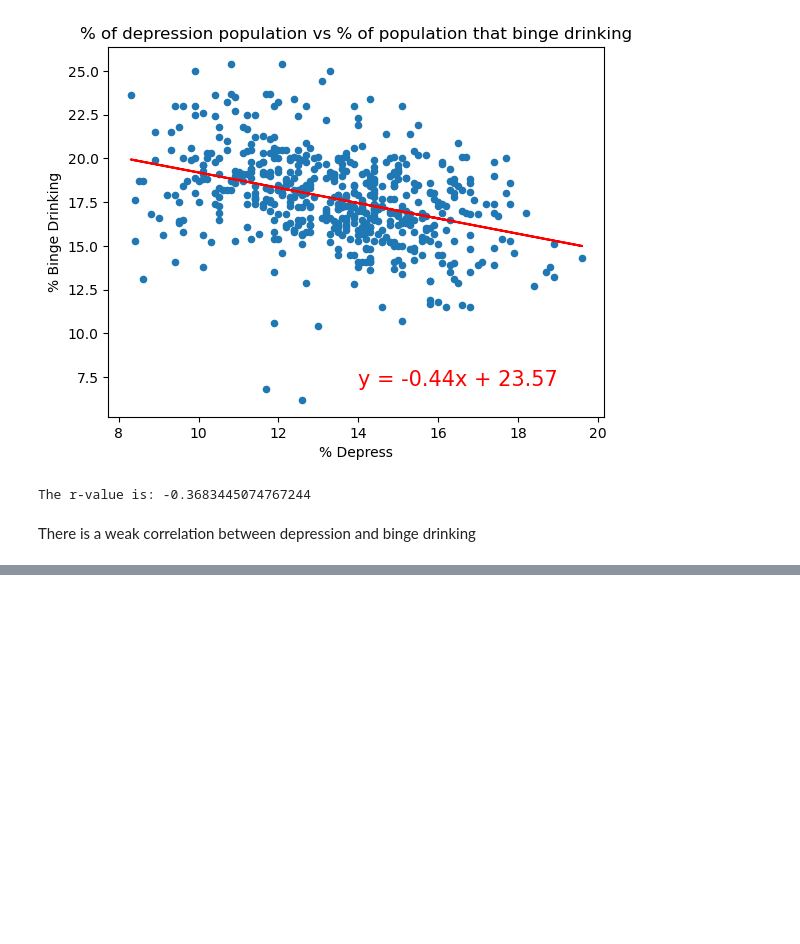
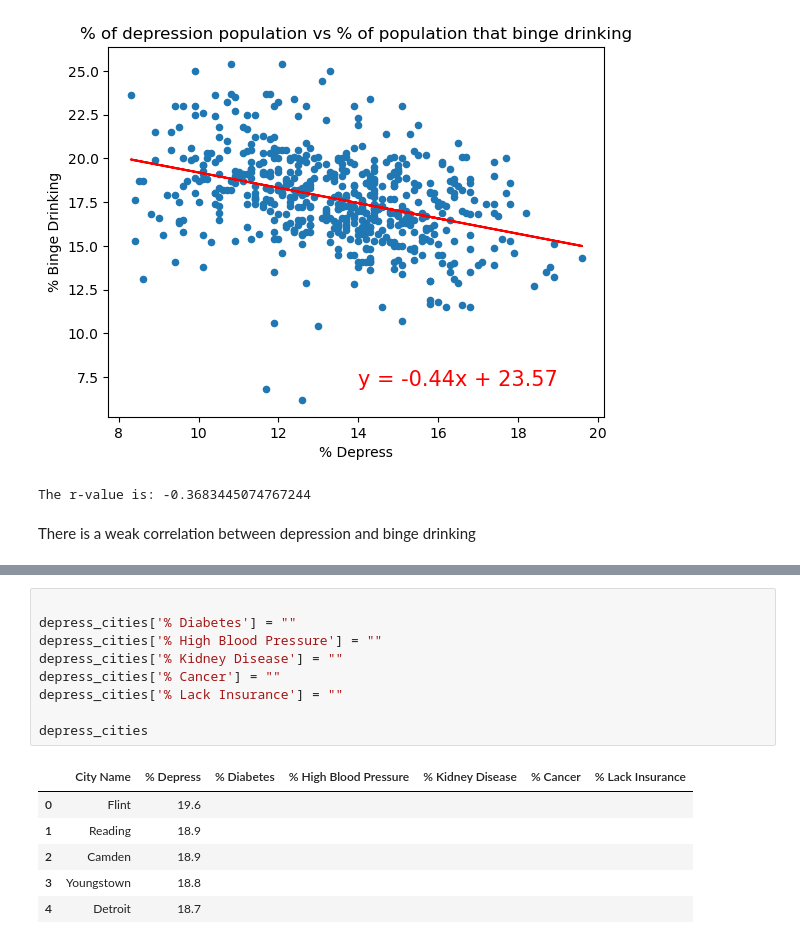
Before and after one commit to LanNguyen135/Group2, a Jupyter notebook: Alice.ipynb, the cells around one changed output, grey strips where cells are left out. Saved outputs shown, nothing was run; the diff lists cells and outputs as text; blank space fills up the shorter version.

```diff
--- a/Alice.ipynb
+++ b/Alice.ipynb
@@ -204,0 +261,16 @@ least_cities.head(5)
+# %%
+
+depress_cities['% Diabetes'] = ""
+depress_cities['% High Blood Pressure'] = ""
+depress_cities['% Kidney Disease'] = ""
+depress_cities['% Cancer'] = ""
+depress_cities['% Lack Insurance'] = ""
+
+depress_cities
+# %% [output]
+|  | City Name | % Depress | % Diabetes | % High Blood Pressure | % Kidney Disease | % Cancer | % Lack Insurance |
+| 0 | Flint | 19.6 |  |  |  |  |  |
+| 1 | Reading | 18.9 |  |  |  |  |  |
+| 2 | Camden | 18.9 |  |  |  |  |  |
+| 3 | Youngstown | 18.8 |  |  |  |  |  |
+| 4 | Detroit | 18.7 |  |  |  |  |  |
```
Also changed, not shown: parts of 13 cells of this notebook.
